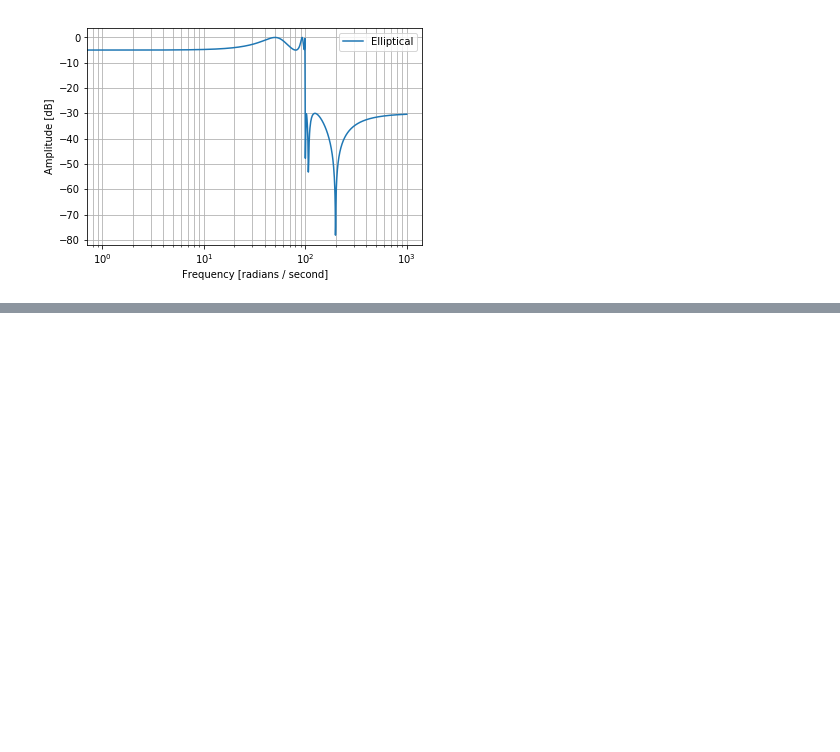
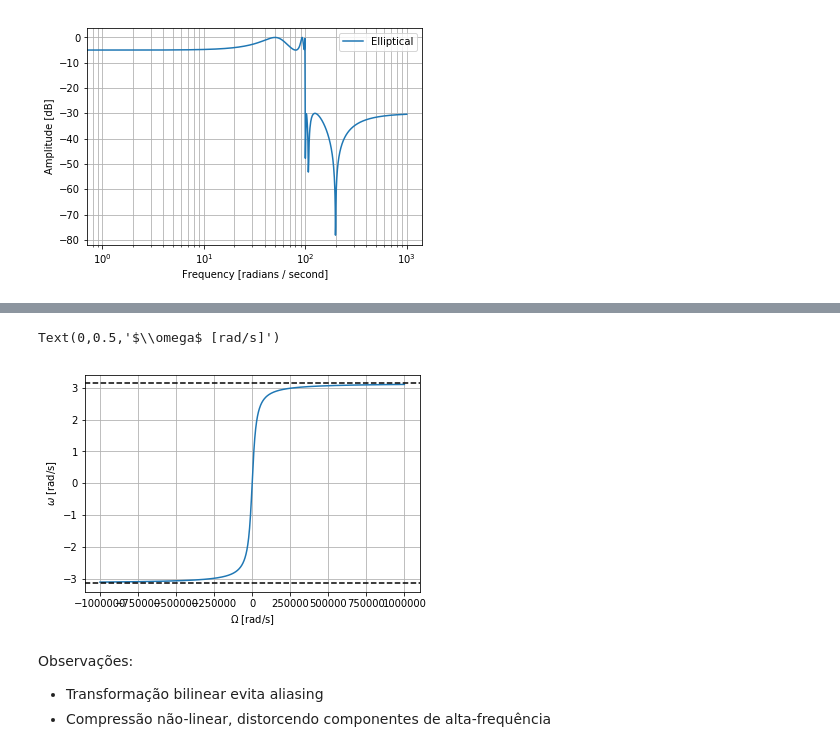
Before and after one commit to lnribeiro/jupyter_notebooks, a Jupyter notebook: notebooks/tecnicas_projeto_filtros_digitais.ipynb, the cells around one changed output, grey strips where cells are left out. Drawn from its saved outputs; the diff is of its cells as text; code cells hidden in the pictures; blank space fills up the shorter version.

```diff
--- a/notebooks/tecnicas_projeto_filtros_digitais.ipynb
+++ b/notebooks/tecnicas_projeto_filtros_digitais.ipynb
@@ -251,0 +374,20 @@ plt.legend(['Elliptical'])
+# %%
+Td = 1e-4
+omegazao = np.linspace(-1e6, 1e6, 1000)
+omegazin = [ 2*np.math.atan(a*Td/2.0) for a in omegazao ]
+
+plt.figure()
+plt.plot(omegazao, omegazin)
+plt.axhline(y=np.pi, xmin=-1e5, linestyle='--', color='black')
+plt.axhline(y=-np.pi, xmin=-1e5, xmax=1e5, linestyle='--', color='black')
+plt.grid(True)
+plt.xlabel('$\Omega$ [rad/s]')
+plt.ylabel('$\omega$ [rad/s]')
+# %% [output]
+Text(0,0.5,'$\\omega$ [rad/s]')
+[figure, added]
+# %% [markdown]
+Observações:
+
+* Transformação bilinear evita aliasing
+* Compressão não-linear, distorcendo componentes de alta-frequência
```
Also changed, not shown: parts of 11 cells of this notebook.
